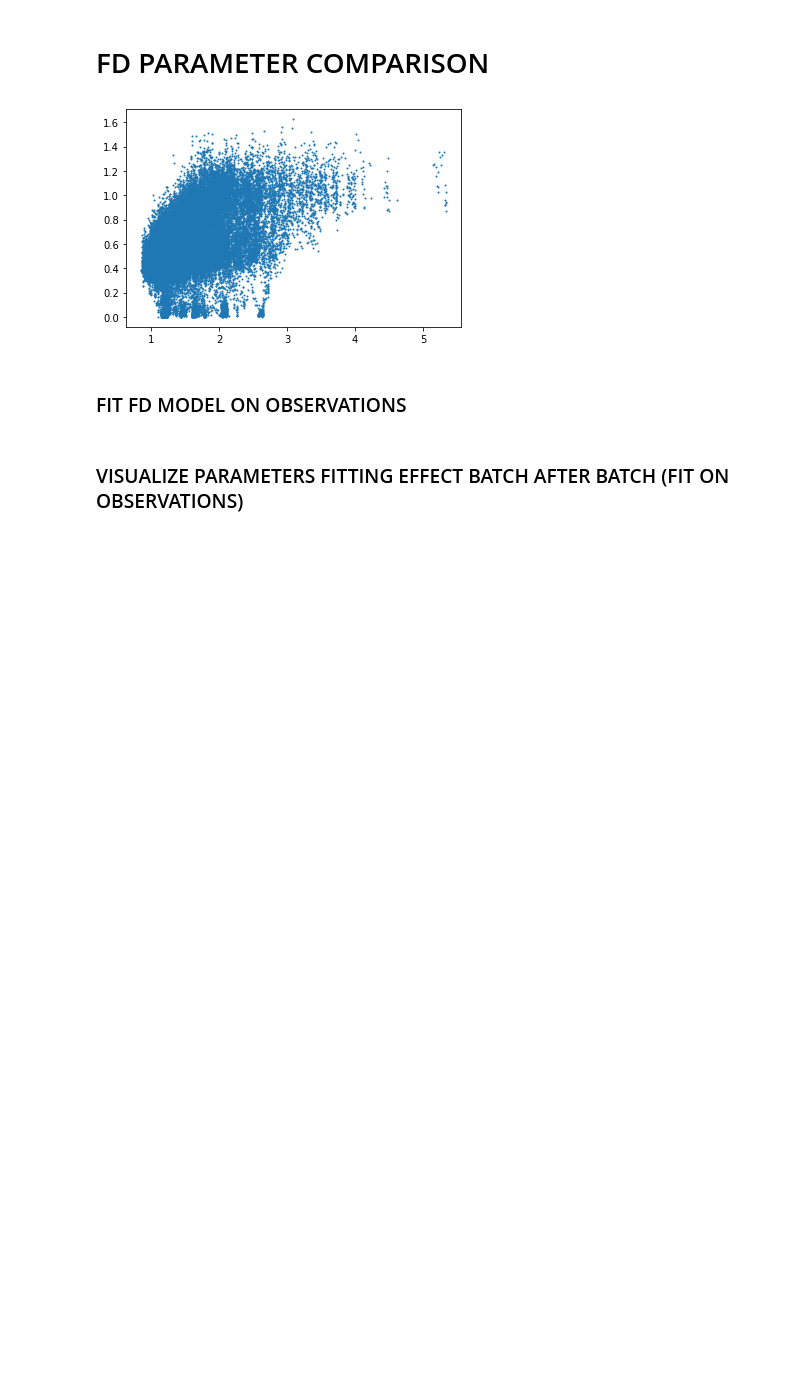
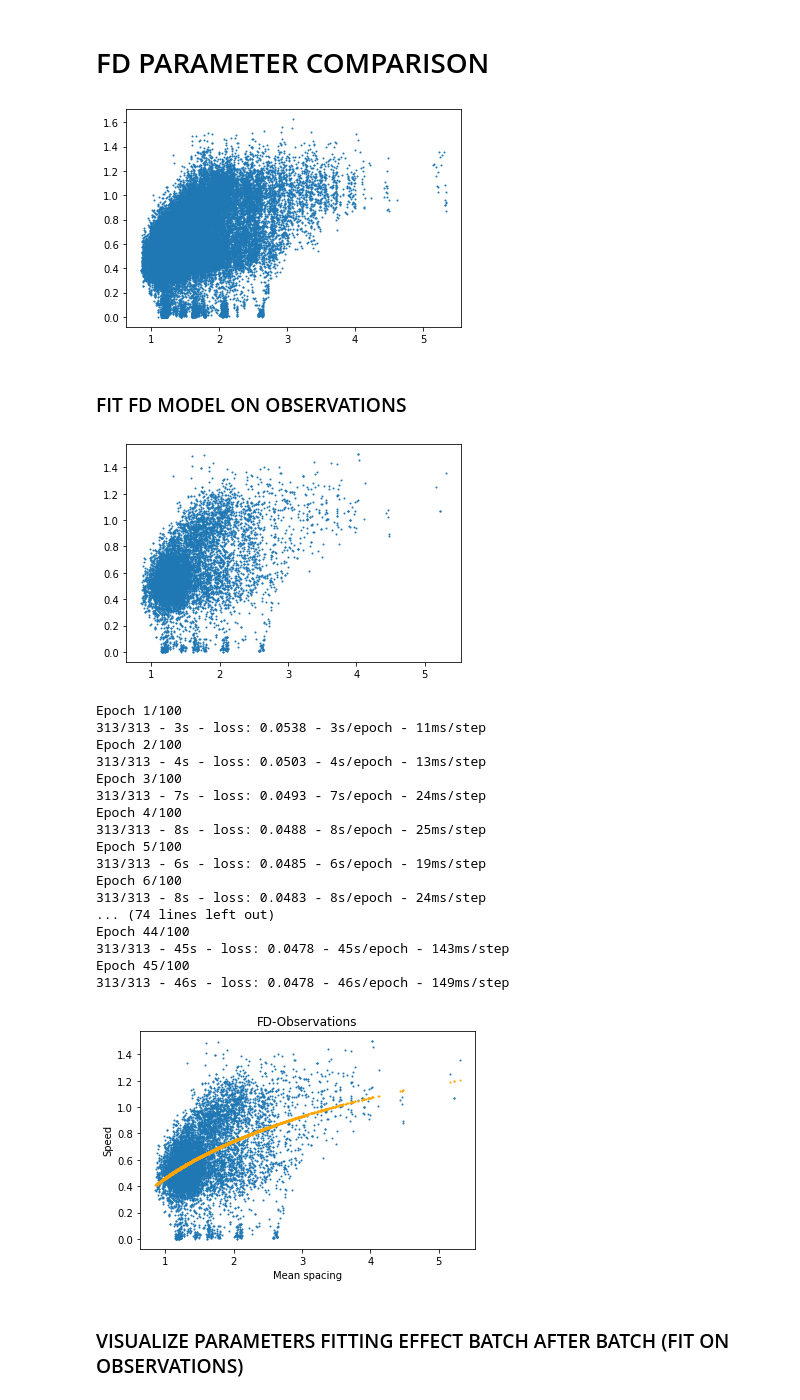
Before and after one commit to AlexPasqua/MLCMS-project, a Jupyter notebook: src/attempts/compare_FD_params.ipynb, the cells around one changed output. Saved outputs shown, nothing was run; the diff lists cells and outputs as text; code cells hidden in the pictures; blank space fills up the shorter version.

```diff
--- a/src/attempts/compare_FD_params.ipynb
+++ b/src/attempts/compare_FD_params.ipynb
@@ -17,33 +17,53 @@ plt.show()
 # %%
 indexes = np.arange(len(fd_data))
 indexes = np.random.choice(indexes, size=10000, replace=True)
 fd_data = fd_data[indexes]
 fd_targets = fd_targets[indexes]
 
 plt.scatter(fd_data, fd_targets, s=1)  # original data
 plt.show()
 
 # to stop the computation when model is at its cap
 callback = EarlyStopping(monitor='loss', patience=10)  # default on val_loss
 
 # train the FD model
 model = FD_Network()
 model.compile(optimizer='adam', loss='mse', run_eagerly=True)
-model.fit(x=fd_data, y=fd_targets, epochs=50, verbose=2, callbacks=[callback])
+model.fit(x=fd_data, y=fd_targets, epochs=100, verbose=2, callbacks=[callback])
 
 # generate the FD speeds with prediction
 mean_spacings = fd_data
 fd_speeds = model.predict(x=mean_spacings)
 model.mse = np.mean((fd_speeds-fd_targets)**2)
 
 
 # plot the FD prediction over the observations
 plt.scatter(fd_data, fd_targets, s=1)  # original data
 plt.scatter(mean_spacings, fd_speeds, c='orange', s=1)  # fd model data
 plt.xlabel("Mean spacing")
 plt.ylabel("Speed")
 plt.title("FD-Observations")
 plt.show()
+# %% [output]
+[figure, added]
+Epoch 1/100
+313/313 - 3s - loss: 0.0538 - 3s/epoch - 11ms/step
+Epoch 2/100
+313/313 - 4s - loss: 0.0503 - 4s/epoch - 13ms/step
+Epoch 3/100
+313/313 - 7s - loss: 0.0493 - 7s/epoch - 24ms/step
+Epoch 4/100
+313/313 - 8s - loss: 0.0488 - 8s/epoch - 25ms/step
+Epoch 5/100
+313/313 - 6s - loss: 0.0485 - 6s/epoch - 19ms/step
+Epoch 6/100
+313/313 - 8s - loss: 0.0483 - 8s/epoch - 24ms/step
+... (74 lines left out)
+Epoch 44/100
+313/313 - 45s - loss: 0.0478 - 45s/epoch - 143ms/step
+Epoch 45/100
+313/313 - 46s - loss: 0.0478 - 46s/epoch - 149ms/step
+[figure, added]
 # %% [markdown]
 ### VISUALIZE PARAMETERS FITTING EFFECT BATCH AFTER BATCH (FIT ON OBSERVATIONS)
 # %%
```
Also changed, not shown: parts of 6 cells of this notebook, 1 other file.
